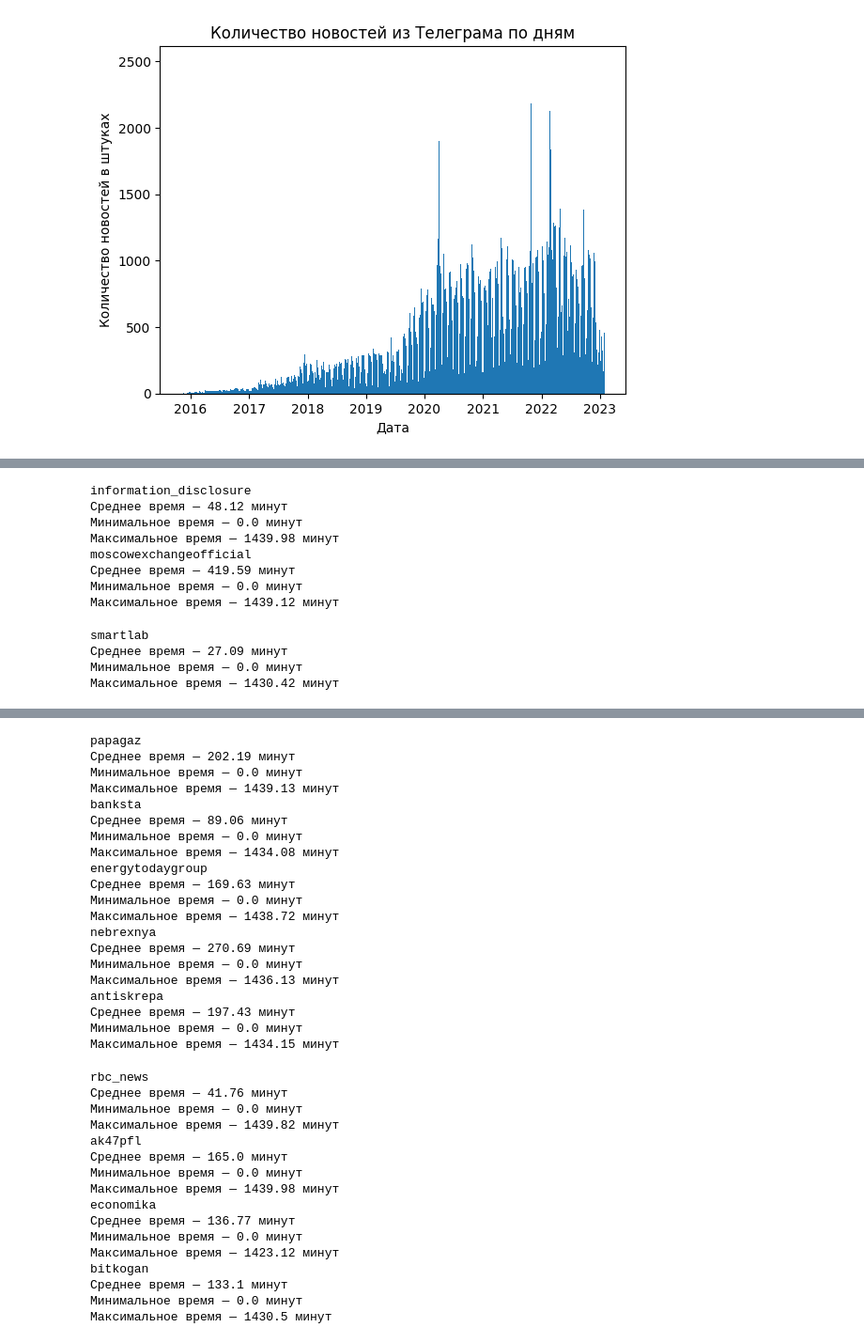
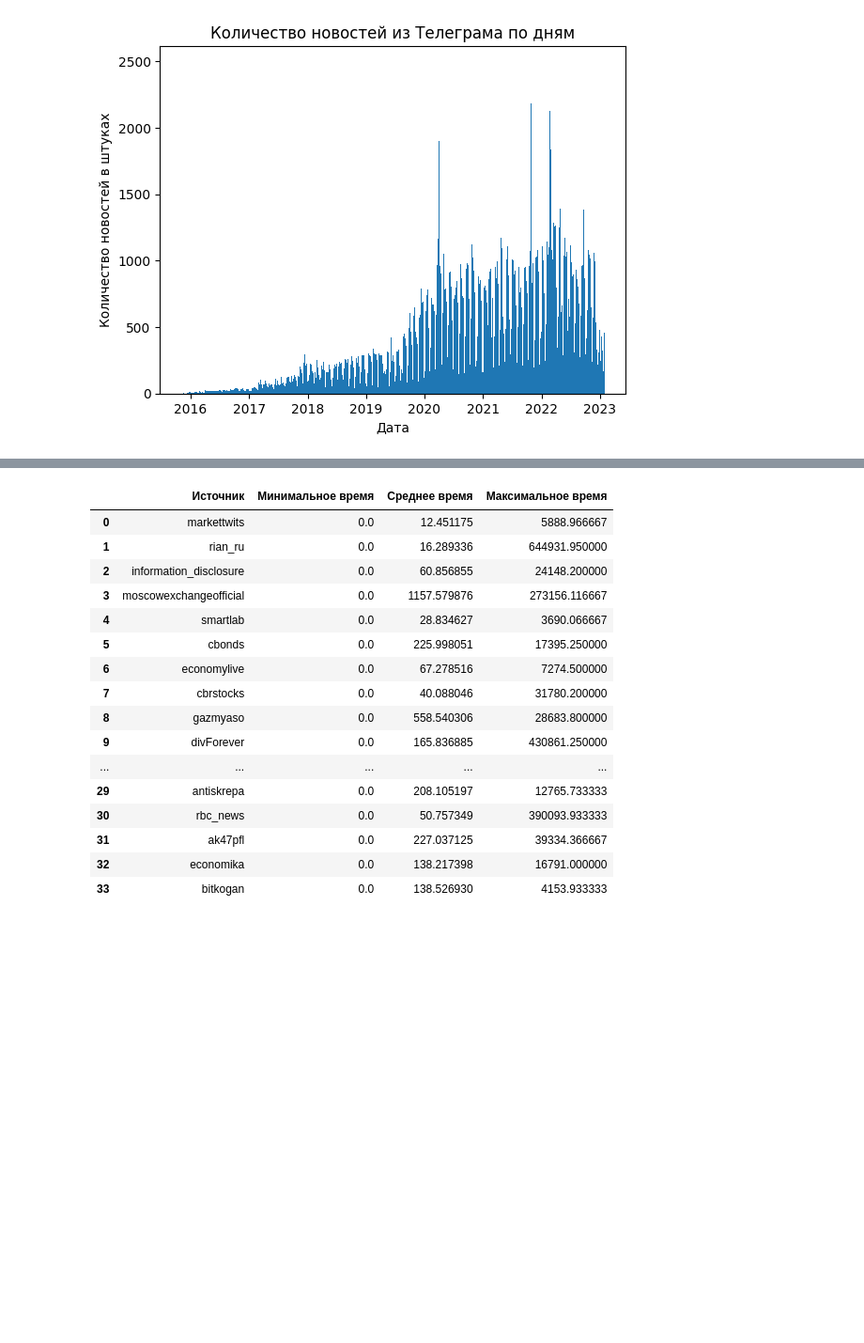
Before and after one commit to BorisenkoGeorgy/Disser_news_stocks, a Jupyter notebook: notebooks/EDA.ipynb, the cells around one changed output, grey strips where cells are left out. Shown at 94% size. Saved outputs shown, nothing was run; the diff lists cells and outputs as text; code cells hidden in the pictures; blank space fills up the shorter version.

```diff
--- a/notebooks/EDA.ipynb
+++ b/notebooks/EDA.ipynb
@@ -109,17 +108,16 @@ def avg_time_tg():
     roots = os.listdir('Telegram prep')
     roots.remove('.DS_Store')
     roots.remove('messages')
+    df = pd.DataFrame()
     for root in roots:
-        date = pd.read_csv(f'Telegram prep/{root}')['date']
+        date = pd.read_csv(f'Telegram prep/{root}', low_memory=False)['date']
         date = pd.to_datetime(date)
-        delta = (date - date.shift(1)).dt.seconds
+        delta = (date - date.shift(1)).dt.total_seconds()
         avg_time = delta.mean() / 60
         max_time = delta.max() / 60
         min_time = delta.min() / 60
-        print(root[:-4])
-        print(f'Среднее время — {round(avg_time,2)} минут')
-        print(f'Минимальное время — {round(min_time,2)} минут')
-        print(f'Максимальное время — {round(max_time,2)} минут')
-
+        times = pd.DataFrame([[root[:-4], min_time, avg_time, max_time]], columns=['Источник', 'Минимальное время', 'Среднее время', 'Максимальное время'])
+        df = pd.concat([df, times], axis=0).reset_index(drop=True)
+    return df
 avg_time_tg()
 # %% [output]
@@ -134,12 +123,0 @@ rian_ru
-information_disclosure
-Среднее время — 48.12 минут
-Минимальное время — 0.0 минут
-Максимальное время — 1439.98 минут
-moscowexchangeofficial
-Среднее время — 419.59 минут
-Минимальное время — 0.0 минут
-Максимальное время — 1439.12 минут
-smartlab
-Среднее время — 27.09 минут
-Минимальное время — 0.0 минут
-Максимальное время — 1430.42 минут
@@ -196,36 +124,17 @@ gazprom
-papagaz
-Среднее время — 202.19 минут
-Минимальное время — 0.0 минут
-Максимальное время — 1439.13 минут
-banksta
-Среднее время — 89.06 минут
-Минимальное время — 0.0 минут
-Максимальное время — 1434.08 минут
-energytodaygroup
-Среднее время — 169.63 минут
-Минимальное время — 0.0 минут
-Максимальное время — 1438.72 минут
-nebrexnya
-Среднее время — 270.69 минут
-Минимальное время — 0.0 минут
-Максимальное время — 1436.13 минут
-antiskrepa
-Среднее время — 197.43 минут
-Минимальное время — 0.0 минут
-Максимальное время — 1434.15 минут
-rbc_news
-Среднее время — 41.76 минут
-Минимальное время — 0.0 минут
-Максимальное время — 1439.82 минут
-ak47pfl
-Среднее время — 165.0 минут
-Минимальное время — 0.0 минут
-Максимальное время — 1439.98 минут
-economika
-Среднее время — 136.77 минут
-Минимальное время — 0.0 минут
-Максимальное время — 1423.12 минут
-bitkogan
-Среднее время — 133.1 минут
-Минимальное время — 0.0 минут
-Максимальное время — 1430.5 минут
+|  | Источник | Минимальное время | Среднее время | Максимальное время |
+| 0 | markettwits | 0.0 | 12.451175 | 5888.966667 |
+| 1 | rian_ru | 0.0 | 16.289336 | 644931.950000 |
+| 2 | information_disclosure | 0.0 | 60.856855 | 24148.200000 |
+| 3 | moscowexchangeofficial | 0.0 | 1157.579876 | 273156.116667 |
+| 4 | smartlab | 0.0 | 28.834627 | 3690.066667 |
+| 5 | cbonds | 0.0 | 225.998051 | 17395.250000 |
+| 6 | economylive | 0.0 | 67.278516 | 7274.500000 |
+| 7 | cbrstocks | 0.0 | 40.088046 | 31780.200000 |
+| 8 | gazmyaso | 0.0 | 558.540306 | 28683.800000 |
+| 9 | divForever | 0.0 | 165.836885 | 430861.250000 |
+| ... | ... | ... | ... | ... |
+| 29 | antiskrepa | 0.0 | 208.105197 | 12765.733333 |
+| 30 | rbc_news | 0.0 | 50.757349 | 390093.933333 |
+| 31 | ak47pfl | 0.0 | 227.037125 | 39334.366667 |
+| 32 | economika | 0.0 | 138.217398 | 16791.000000 |
+| 33 | bitkogan | 0.0 | 138.526930 | 4153.933333 |
```
Also changed, not shown: parts of 12 cells of this notebook.
